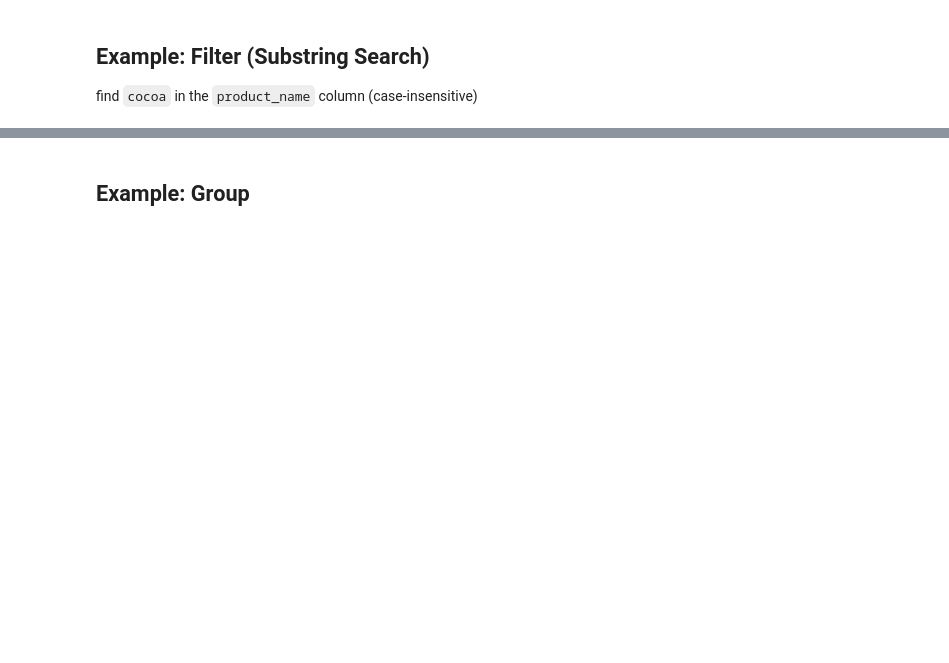
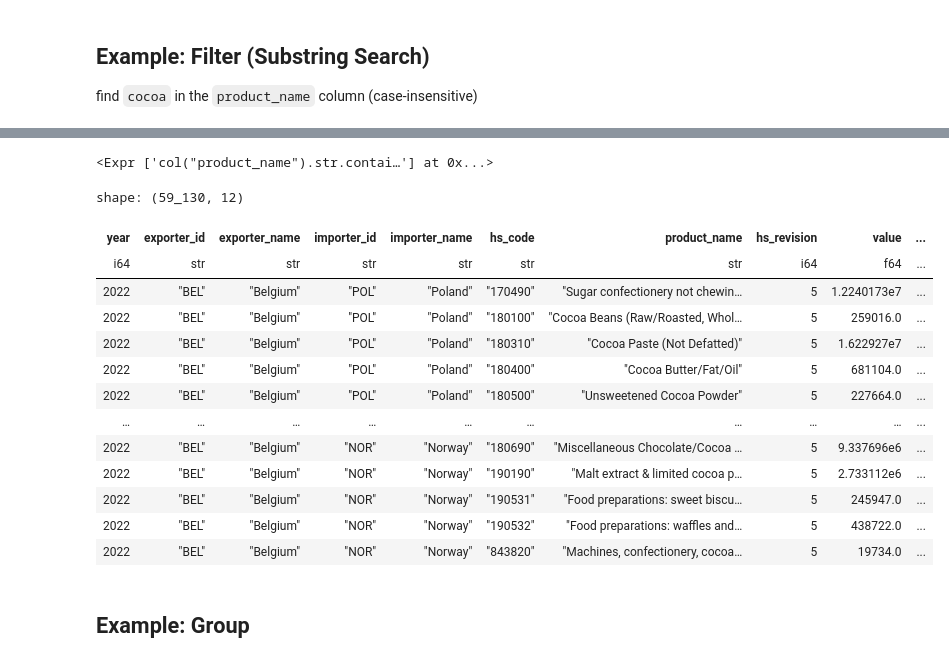
Before and after one commit to m-gaster/tutorial-polars, a Jupyter notebook: tutorial_empty.ipynb, the cells around one changed output, grey strips where cells are left out. Saved outputs shown, nothing was run; the diff lists cells and outputs as text; code cells hidden in the pictures; blank space fills up the shorter version.

```diff
--- a/tutorial_empty.ipynb
+++ b/tutorial_empty.ipynb
@@ -132,3 +272,26 @@ pd_df[pd_df["product_name"].str.contains("(?i)cocoa", regex=True)]
+# %%
+cocoa_filt = pl.col("product_name").str.contains("(?i)cocoa")
+# %%
+cocoa_filt
+# %% [output]
+<Expr ['col("product_name").str.contai…'] at 0x...>
+# %%
+pl_df.filter(cocoa_filt)
+# %% [output]
+shape: (59_130, 12)
+| year | exporter_id | exporter_name | importer_id | importer_name | hs_code | product_name | hs_revision | value | ... |
+| i64 | str | str | str | str | str | str | i64 | f64 | ... |
+| 2022 | "BEL" | "Belgium" | "POL" | "Poland" | "170490" | "Sugar confectionery not chewin… | 5 | 1.2240173e7 | ... |
+| 2022 | "BEL" | "Belgium" | "POL" | "Poland" | "180100" | "Cocoa Beans (Raw/Roasted, Whol… | 5 | 259016.0 | ... |
+| 2022 | "BEL" | "Belgium" | "POL" | "Poland" | "180310" | "Cocoa Paste (Not Defatted)" | 5 | 1.622927e7 | ... |
+| 2022 | "BEL" | "Belgium" | "POL" | "Poland" | "180400" | "Cocoa Butter/Fat/Oil" | 5 | 681104.0 | ... |
+| 2022 | "BEL" | "Belgium" | "POL" | "Poland" | "180500" | "Unsweetened Cocoa Powder" | 5 | 227664.0 | ... |
+| … | … | … | … | … | … | … | … | … | ... |
+| 2022 | "BEL" | "Belgium" | "NOR" | "Norway" | "180690" | "Miscellaneous Chocolate/Cocoa … | 5 | 9.337696e6 | ... |
+| 2022 | "BEL" | "Belgium" | "NOR" | "Norway" | "190190" | "Malt extract & limited cocoa p… | 5 | 2.733112e6 | ... |
+| 2022 | "BEL" | "Belgium" | "NOR" | "Norway" | "190531" | "Food preparations: sweet biscu… | 5 | 245947.0 | ... |
+| 2022 | "BEL" | "Belgium" | "NOR" | "Norway" | "190532" | "Food preparations: waffles and… | 5 | 438722.0 | ... |
+| 2022 | "BEL" | "Belgium" | "NOR" | "Norway" | "843820" | "Machines, confectionery, cocoa… | 5 | 19734.0 | ... |
 # %% [markdown]
 ## Example: Group
 # %%
```
Also changed, not shown: parts of 36 cells of this notebook, 6 other files.
